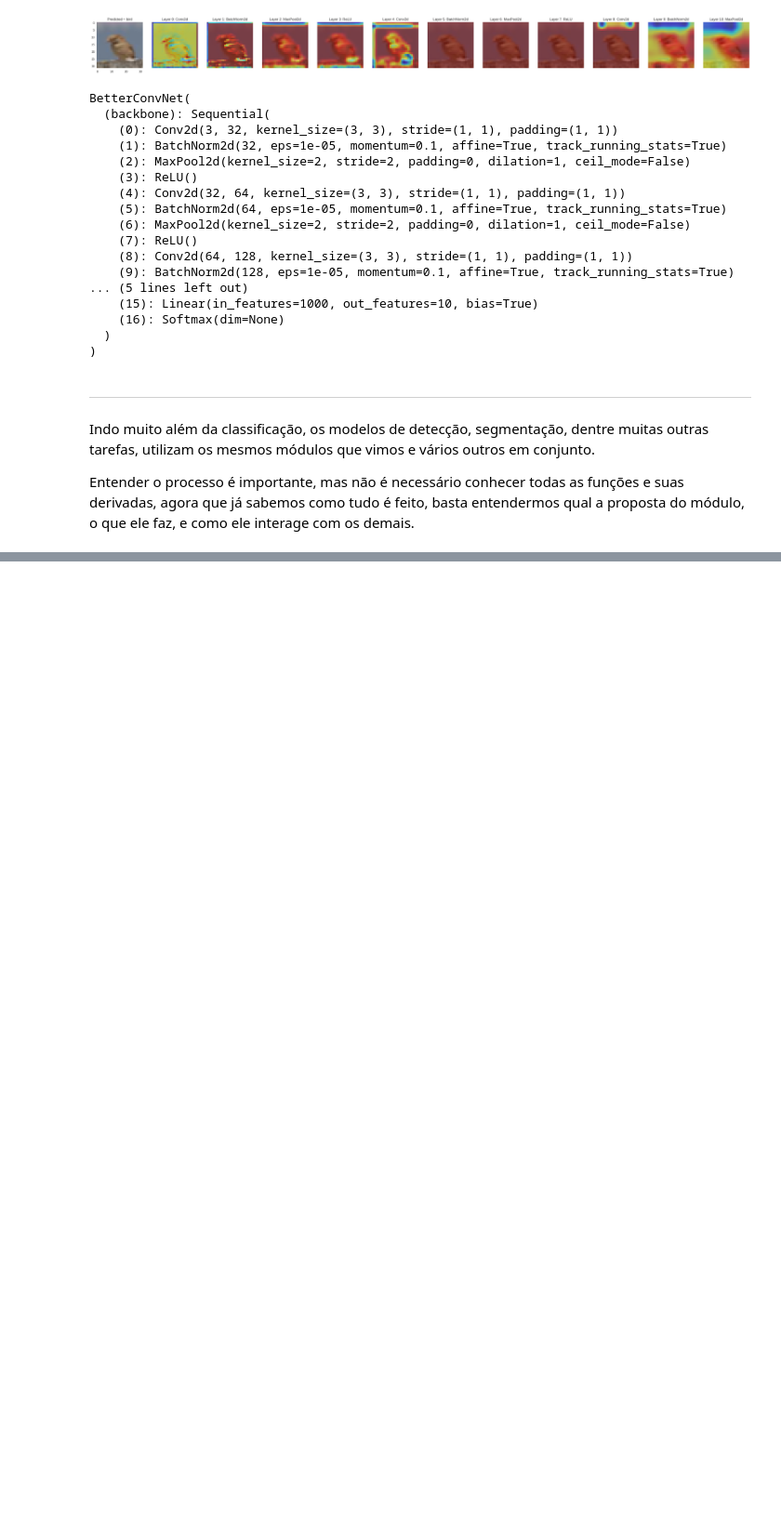
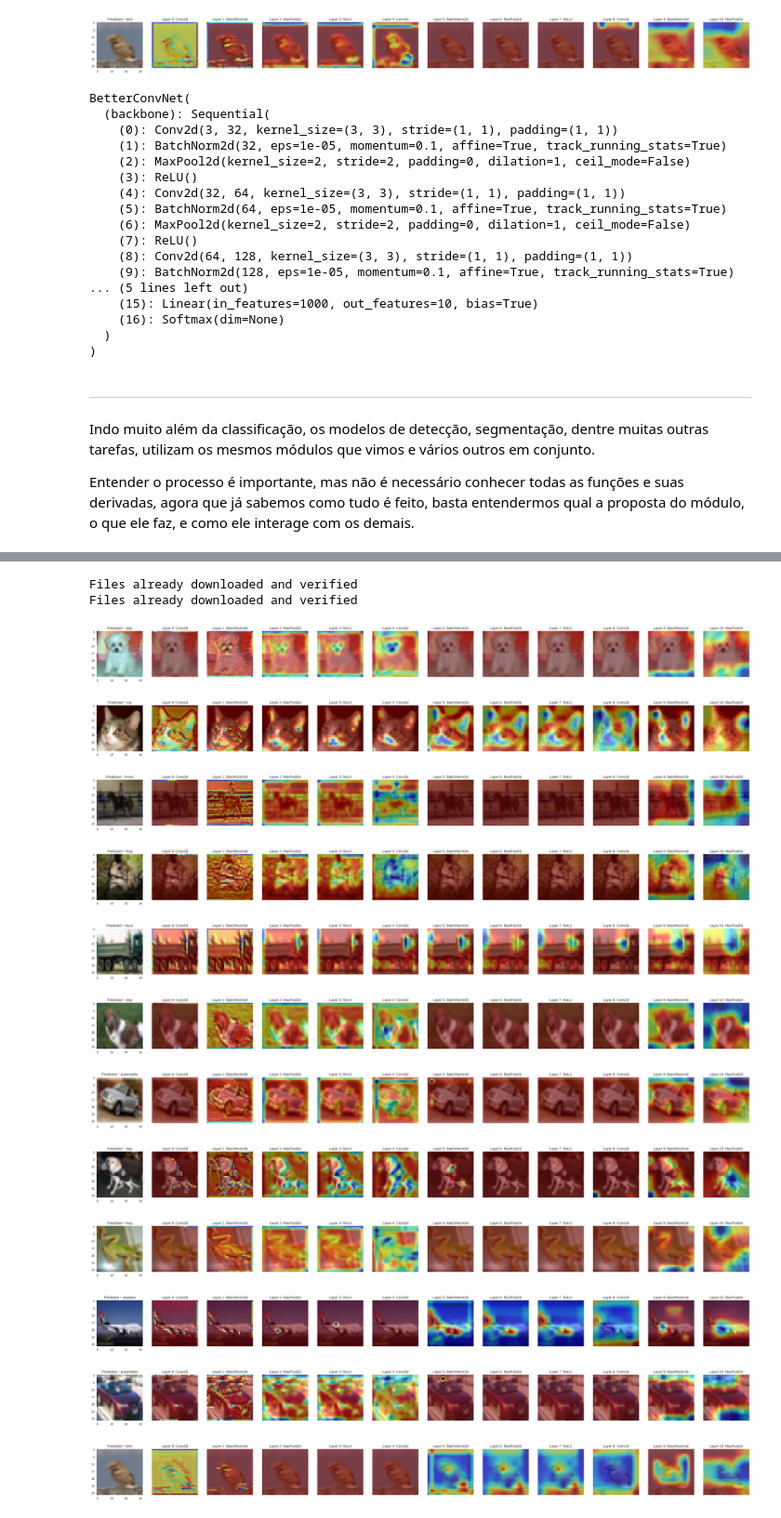
Before and after one commit to GabrielDornelles/modern-computer-vision, a Jupyter notebook: 6-torch_convnet.ipynb, the cells around one changed output, grey strips where cells are left out. Shown at 93% size. Drawn from its saved outputs; the diff is of its cells as text; code cells hidden in the pictures; blank space fills up the shorter version.

```diff
--- a/6-torch_convnet.ipynb
+++ b/6-torch_convnet.ipynb
@@ -492,0 +519,62 @@ Entender o processo é importante, mas não é necessário conhecer todas as fun
+# %%
+transform = transforms.Compose(
+    [transforms.ToTensor()])
+
+plot_datasets = {x: CIFAR10(root='./data', train=True if x=="train" else False ,download=True, transform=transform) for x in ['train','val']} # A version of the dataset without imagenet Mean and std, so we can visualize better
+
+indexes = [510,911,8320,8341, 545, 502, 1564, 1571, 2035, 2040, 2045, 3034]
+for idx in indexes:
+
+    images = plot_datasets['val']
+    images = images[idx][0]
+    plot_image = images
+    images = images[None,:,:,:].cuda()
+
+    model_answer = model(image_datasets["val"][idx][0][None,:,:,:].cuda())
+    _, predictions = model_answer.max(1)
+    predicted = class_names[predictions]
+    bp = BackPropagation(model=model)
+    probs, ids = bp.forward(images)  # sorted
+
+    gcam = GradCAM(model=model)
+    _ = gcam.forward(images)
+
+    plot_image = plot_image.detach().cpu().numpy().transpose(1,2,0)
+
+
+    gcam.backward(ids=ids[:, [0]])
+    plt.figure(figsize=(40, 10), dpi=100, facecolor="white")
+    cnt=1
+    plt.subplot(1,12, cnt)
+    plt.grid(False)
+    plt.imshow(plot_image)
+    plt.title(f"Predicted = {predicted}")
+    for layer in range(0,11):
+        regions = gcam.generate(target_layer=f"backbone.{layer}") # convs are 0 4 and 8
+        regions = regions.detach().cpu().numpy()[0][0]
+        cnt+=1
+        regions = regions * 255
+        regions = regions.astype(np.uint8)
+        heatmap = cv2.applyColorMap(regions, cv2.COLORMAP_JET)
+        mapped = cv2.addWeighted(heatmap, 0.5, (plot_image * 255).astype(np.uint8), 0.5, 0)
+        plt.subplot(1,12, cnt)
+        plt.grid(False)
+        plt.axis(False)
+        layer_name = str(model.backbone[layer]).split("(")[0]
+        plt.title(f"Layer {layer}: {layer_name}")
+        plt.imshow(mapped)
+# %% [output]
+Files already downloaded and verified
+Files already downloaded and verified
+[figure, added]
+[figure, added]
+[figure, added]
+[figure, added]
+[figure, added]
+[figure, added]
+[figure, added]
+[figure, added]
+[figure, added]
+[figure, added]
+[figure, added]
+[figure, added]
```
Also changed, not shown: parts of 5 cells of this notebook.
